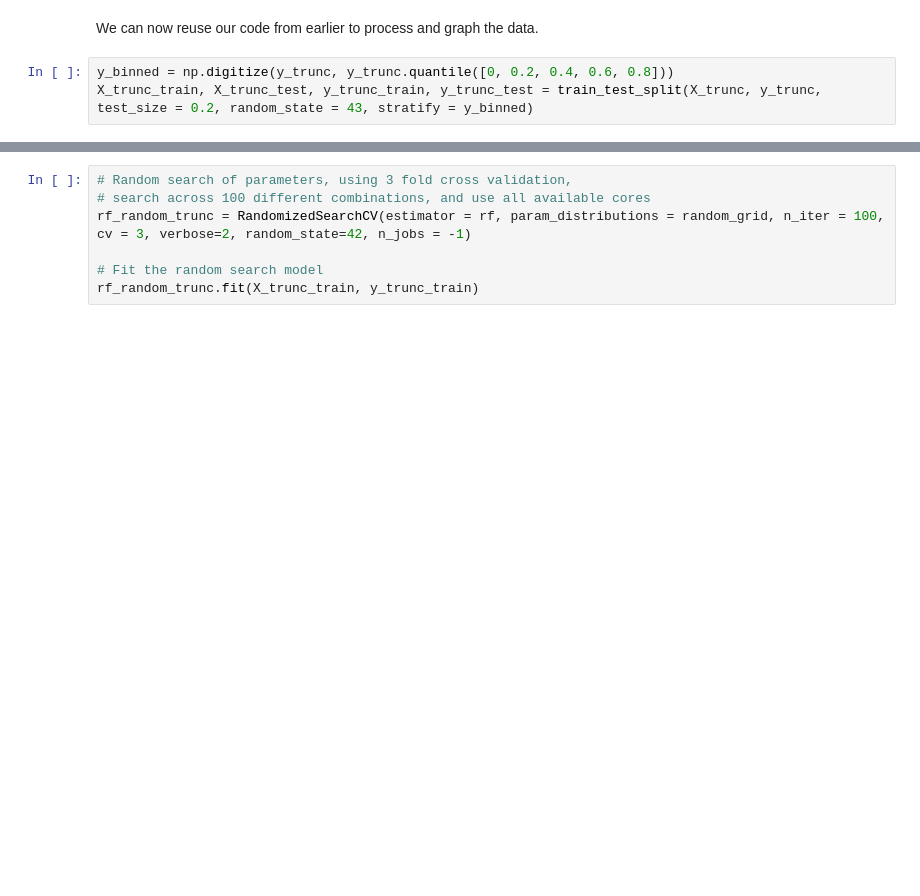
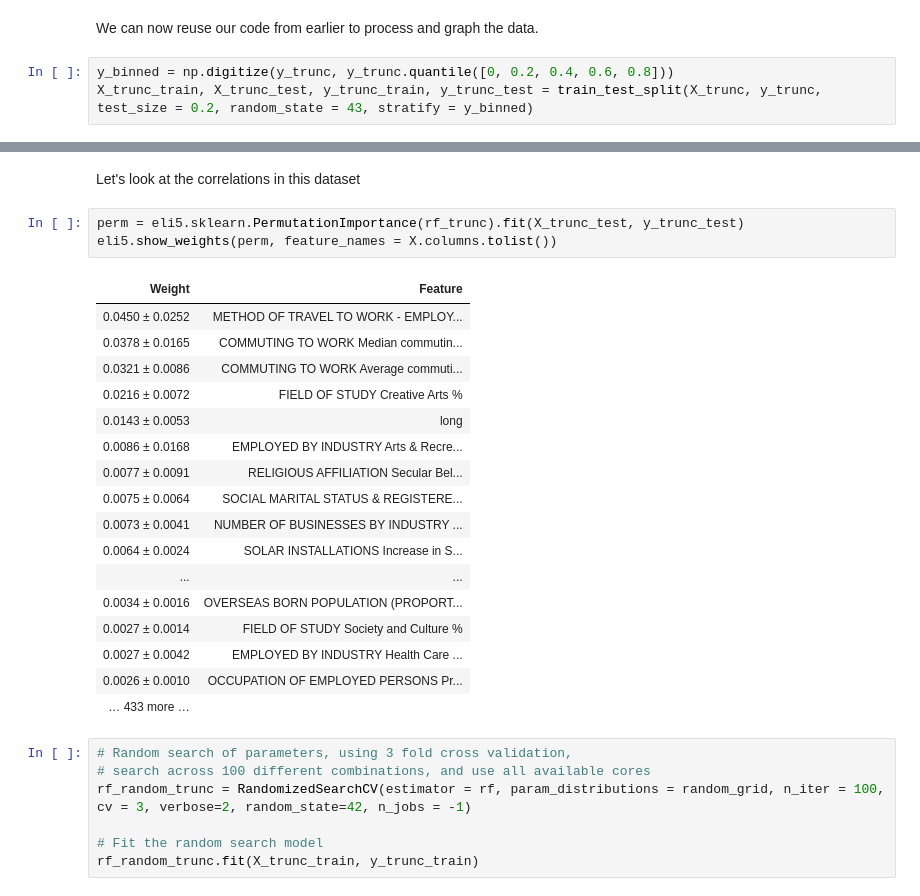
Before and after one commit to blkemp/ABS-Region-Data, a Jupyter notebook: Chris Assignment.ipynb, the cells around one changed output, grey strips where cells are left out. Drawn from its saved outputs; the diff is of its cells as text; blank space fills up the shorter version.

```diff
--- a/Chris Assignment.ipynb
+++ b/Chris Assignment.ipynb
@@ -194,3 +241,26 @@ cleanfunc.feature_impact_plot(rf_trunc, X_trunc_train, 10, 'Cycling to Work')
+# %% [markdown]
+Let's look at the correlations in this dataset
+# %%
+perm = eli5.sklearn.PermutationImportance(rf_trunc).fit(X_trunc_test, y_trunc_test)
+eli5.show_weights(perm, feature_names = X.columns.tolist())
+# %% [output]
+| Weight | Feature |
+| 0.0450 ± 0.0252 | METHOD OF TRAVEL TO WORK - EMPLOY... |
+| 0.0378 ± 0.0165 | COMMUTING TO WORK Median commutin... |
+| 0.0321 ± 0.0086 | COMMUTING TO WORK Average commuti... |
+| 0.0216 ± 0.0072 | FIELD OF STUDY Creative Arts % |
+| 0.0143 ± 0.0053 | long |
+| 0.0086 ± 0.0168 | EMPLOYED BY INDUSTRY Arts & Recre... |
+| 0.0077 ± 0.0091 | RELIGIOUS AFFILIATION Secular Bel... |
+| 0.0075 ± 0.0064 | SOCIAL MARITAL STATUS & REGISTERE... |
+| 0.0073 ± 0.0041 | NUMBER OF BUSINESSES BY INDUSTRY ... |
+| 0.0064 ± 0.0024 | SOLAR INSTALLATIONS Increase in S... |
+| ... | ... |
+| 0.0034 ± 0.0016 | OVERSEAS BORN POPULATION (PROPORT... |
+| 0.0027 ± 0.0014 | FIELD OF STUDY Society and Culture % |
+| 0.0027 ± 0.0042 | EMPLOYED BY INDUSTRY Health Care ... |
+| 0.0026 ± 0.0010 | OCCUPATION OF EMPLOYED PERSONS Pr... |
+| … 433 more … |  |
 # %%
 # Random search of parameters, using 3 fold cross validation,
 # search across 100 different combinations, and use all available cores
```
Also changed, not shown: parts of 21 cells of this notebook, 9 other files.
